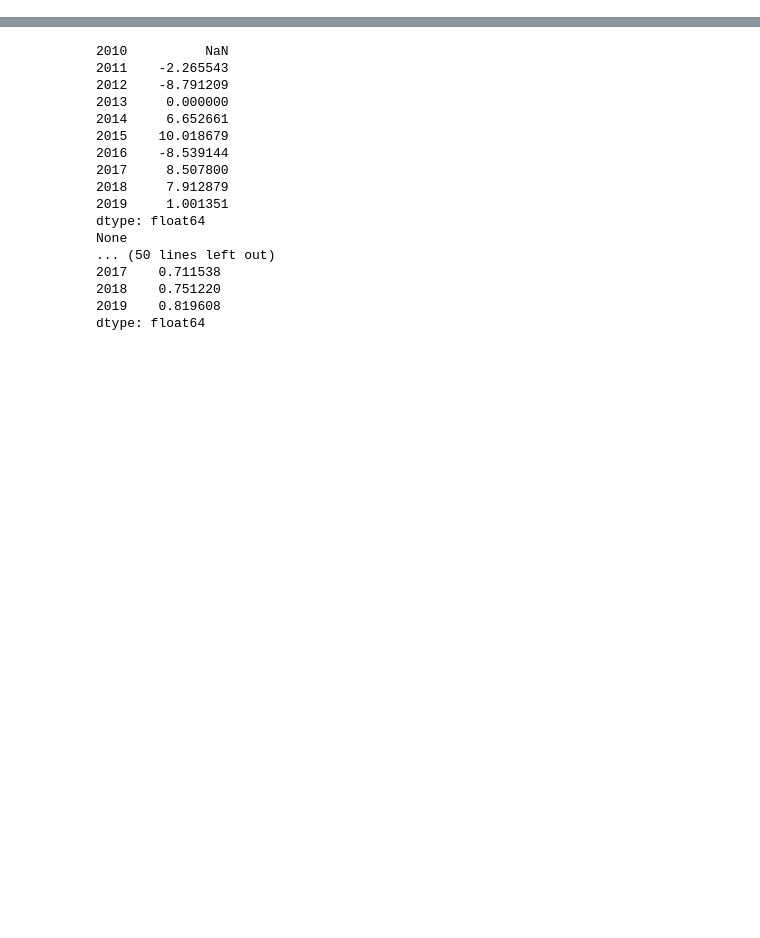
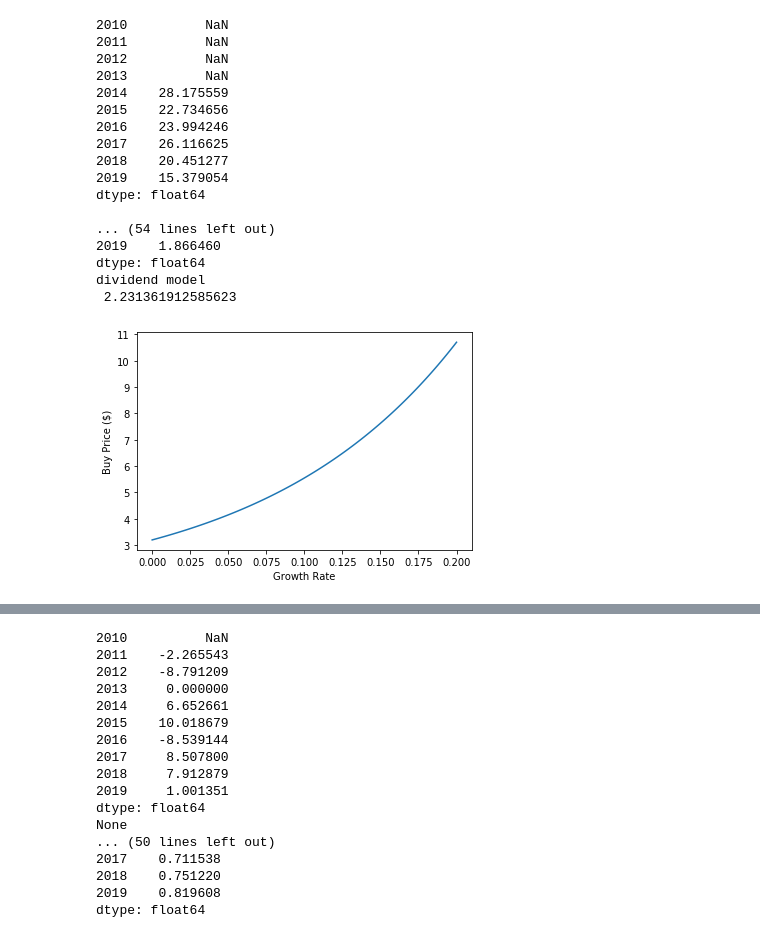
Before and after one commit to zloff/stock-analysis, a Jupyter notebook: Stock analysis project breakdown steps.ipynb, the cells around one changed output, grey strips where cells are left out. Saved outputs shown, nothing was run; the diff lists cells and outputs as text; code cells hidden in the pictures; blank space fills up the shorter version.

```diff
--- a/Stock analysis project breakdown steps.ipynb
+++ b/Stock analysis project breakdown steps.ipynb
@@ -99,0 +172,42 @@ class Company:
+# %%
+car_data = pd.read_csv('car.csv', index_col=0)
+
+car_data = car_data.transpose()
+
+car = Company(car_data)
+print(car.plot_growth_rate_vs_buy_price(.20),
+"\nAVG revenue growth\n",
+car.get_avg_revenue_growth(),
+"\ncash for owners\n",
+car.get_cash_for_owners(),
+"\nAVG cash growth\n",
+car.get_avg_owners_cash_growth(),
+"\nROIC\n",
+car.get_roic(),
+"\nP/E\n",
+car.price_to_eps(),
+"\neps growth\n",
+car.eps_growth(),
+"\ndebt to equity\n",
+car.get_debt_to_equity(),
+"\ndividend model\n",
+car.get_dividend_discount_model_valuation())
+# %% [output]
+2010          NaN
+2011          NaN
+2012          NaN
+2013          NaN
+2014    28.175559
+2015    22.734656
+2016    23.994246
+2017    26.116625
+2018    20.451277
+2019    15.379054
+dtype: float64
+
+... (54 lines left out)
+2019    1.866460
+dtype: float64
+dividend model
+ 2.231361912585623
+[figure, added]
```
Also changed, not shown: parts of 19 cells of this notebook.
